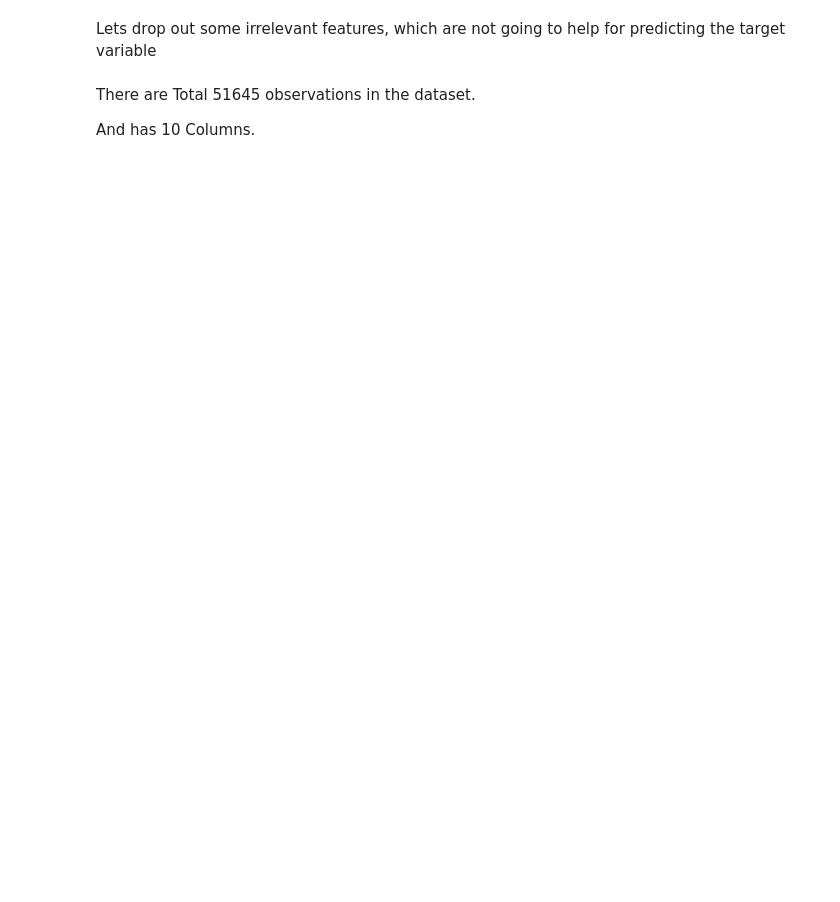
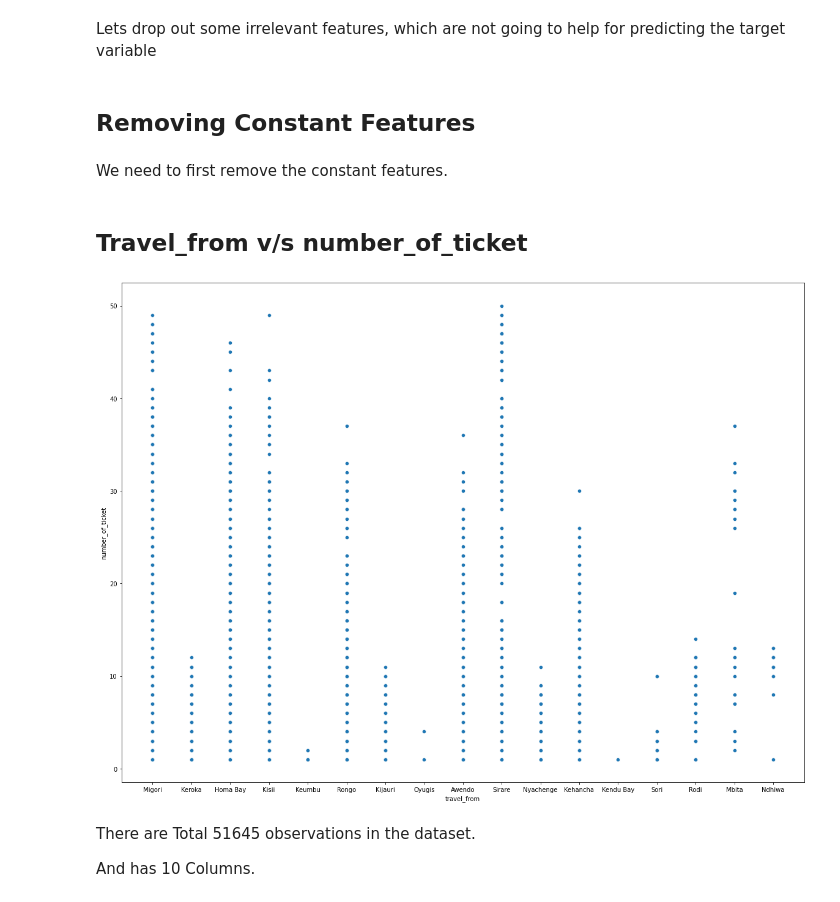
Before and after one commit to KaiwalyaZ/Transport-Demand-Prediction, a Jupyter notebook: Transport_demand_prediction_Kaiwalya.ipynb, the cells around one changed output. Cells and saved outputs as stored; diff of their text form; code cells hidden in the pictures; blank space fills up the shorter version.

```diff
--- a/Transport_demand_prediction_Kaiwalya.ipynb
+++ b/Transport_demand_prediction_Kaiwalya.ipynb
@@ -214,3 +214,7 @@ dpdt.head()
 Lets drop out some irrelevant features, which are not going to help for predicting the target variable
 # %%
 dpdt = dpdt.drop(['seat_number','payment_method','payment_receipt'], axis=1)
+# %% [markdown]
+## **Removing Constant Features**
+# %% [markdown]
+We need to first remove the constant features.
@@ -217,3 +224,12 @@ dpdt = dpdt.drop(['seat_number','payment_method','payment_receipt'], axis=1)
+# %%
+dpdt.drop(['travel_to'], axis=1, inplace=True)
+# %% [markdown]
+## **Travel_from v/s number_of_ticket**
+# %%
+plt.figure(figsize=(20, 15))
+sp = sns.scatterplot(x="travel_from", y="number_of_ticket", data=dpdt)
+# %% [output]
+[figure, added]
 # %% [markdown]
 There are Total 51645 observations in the dataset.
 
```
Also changed, not shown: parts of 2 cells of this notebook.
